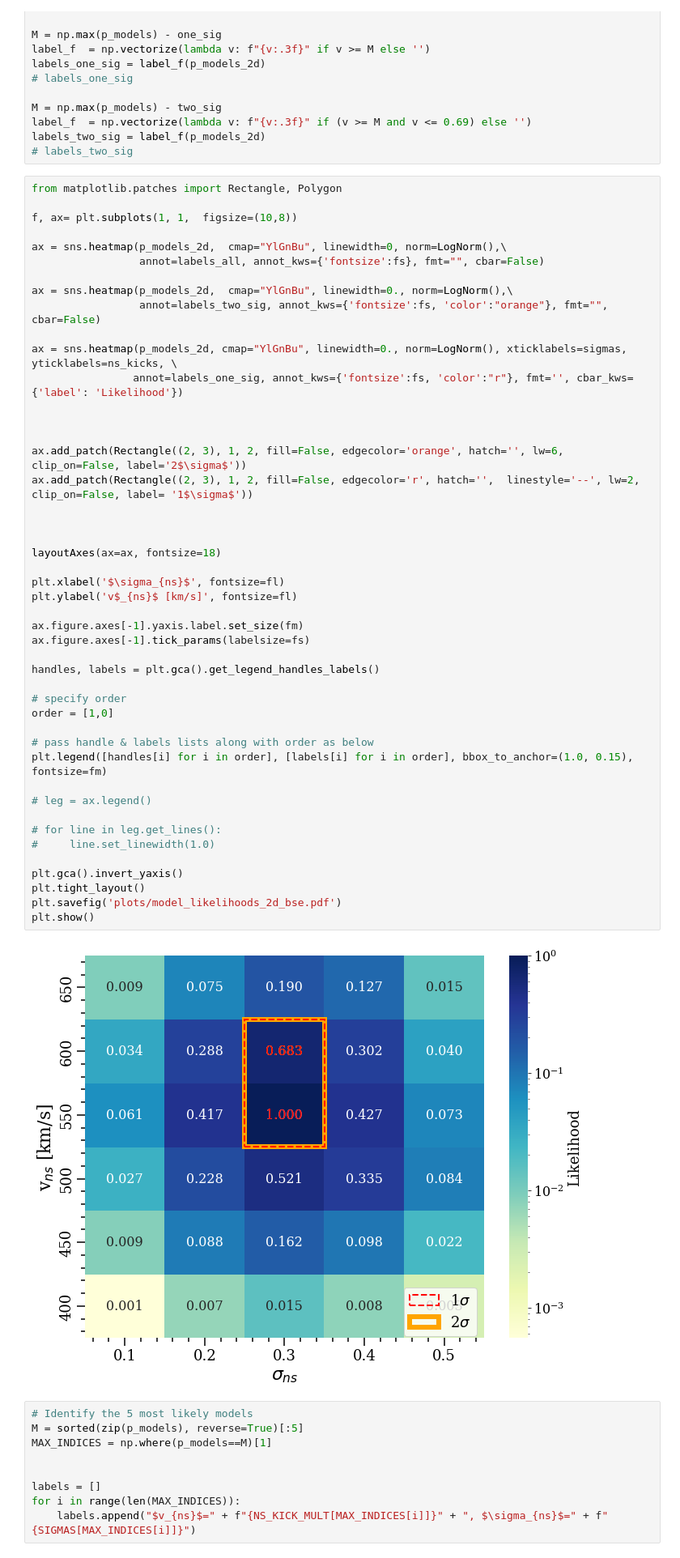
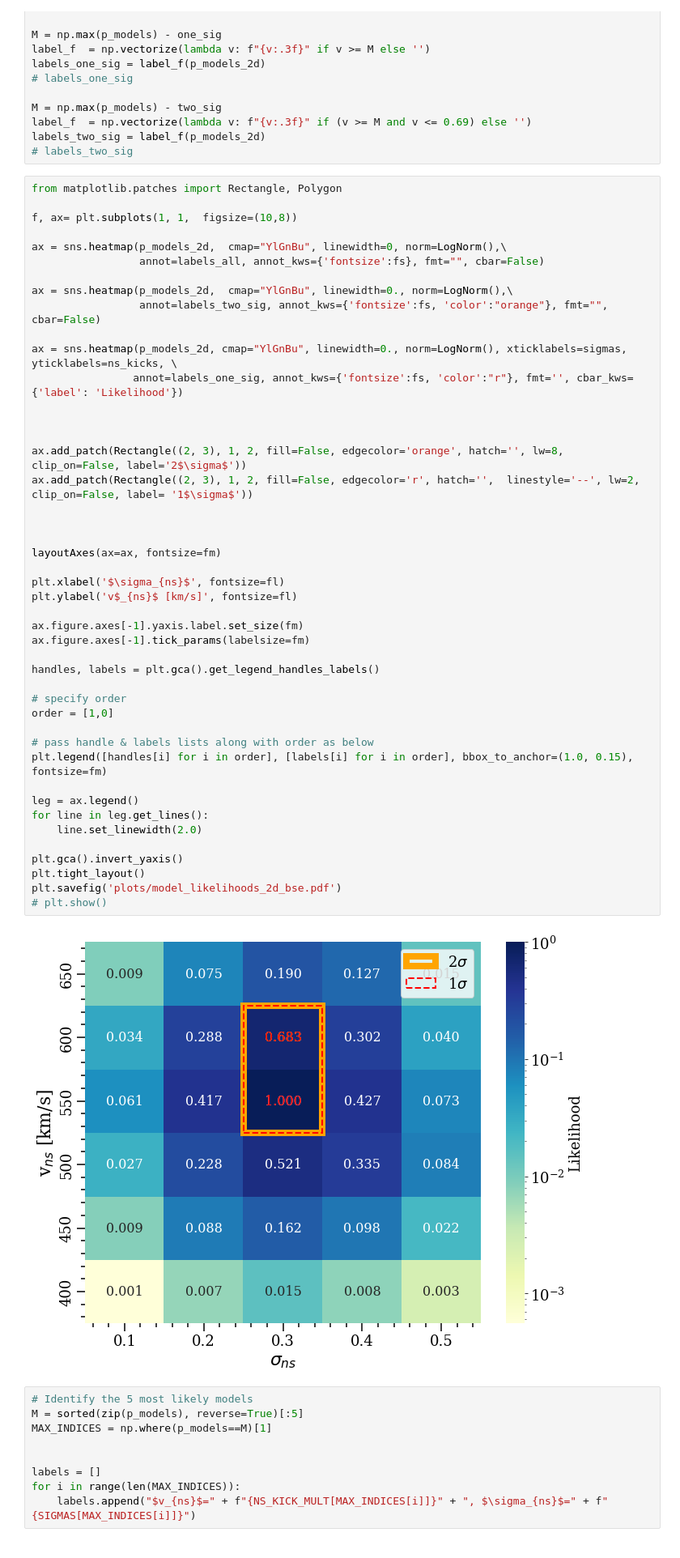
Before and after one commit to veome22/supernova_remnant_prescription, a Jupyter notebook: model_likelihood_analysis_bse.ipynb, the cells around one changed output. Shown at 81% size. Drawn from its saved outputs; the diff is of its cells as text.

Commit message:
increased label sizes for bse likelihood plots

```diff
--- a/model_likelihood_analysis_bse.ipynb
+++ b/model_likelihood_analysis_bse.ipynb
@@ -350,42 +345,41 @@ ax = sns.heatmap(p_models_2d,  cmap="YlGnBu", linewidth=0., norm=LogNorm(),\
                  annot=labels_two_sig, annot_kws={'fontsize':fs, 'color':"orange"}, fmt="", cbar=False)
 
 ax = sns.heatmap(p_models_2d, cmap="YlGnBu", linewidth=0., norm=LogNorm(), xticklabels=sigmas, yticklabels=ns_kicks, \
                 annot=labels_one_sig, annot_kws={'fontsize':fs, 'color':"r"}, fmt='', cbar_kws={'label': 'Likelihood'})
 
 
 
-ax.add_patch(Rectangle((2, 3), 1, 2, fill=False, edgecolor='orange', hatch='', lw=6, clip_on=False, label='2$\sigma$'))
+ax.add_patch(Rectangle((2, 3), 1, 2, fill=False, edgecolor='orange', hatch='', lw=8, clip_on=False, label='2$\sigma$'))
 ax.add_patch(Rectangle((2, 3), 1, 2, fill=False, edgecolor='r', hatch='',  linestyle='--', lw=2, clip_on=False, label= '1$\sigma$'))
 
 
 
-layoutAxes(ax=ax, fontsize=18)
+layoutAxes(ax=ax, fontsize=fm)
 
 plt.xlabel('$\sigma_{ns}$', fontsize=fl)
 plt.ylabel('v$_{ns}$ [km/s]', fontsize=fl)
 
 ax.figure.axes[-1].yaxis.label.set_size(fm)
-ax.figure.axes[-1].tick_params(labelsize=fs)
+ax.figure.axes[-1].tick_params(labelsize=fm)
 
 handles, labels = plt.gca().get_legend_handles_labels()
 
 # specify order
 order = [1,0]
 
 # pass handle & labels lists along with order as below
 plt.legend([handles[i] for i in order], [labels[i] for i in order], bbox_to_anchor=(1.0, 0.15), fontsize=fm)
 
-# leg = ax.legend()
-
-# for line in leg.get_lines():
-#     line.set_linewidth(1.0)
+leg = ax.legend()
+for line in leg.get_lines():
+    line.set_linewidth(2.0)
 
 plt.gca().invert_yaxis()
 plt.tight_layout()
 plt.savefig('plots/model_likelihoods_2d_bse.pdf')
-plt.show()
+# plt.show()
 # %% [output]
-[figure, old version]
+[figure, new version]
 # %%
 # Identify the 5 most likely models
 M = sorted(zip(p_models), reverse=True)[:5]
```
Also changed, not shown: parts of 6 cells of this notebook, 4 other files.
